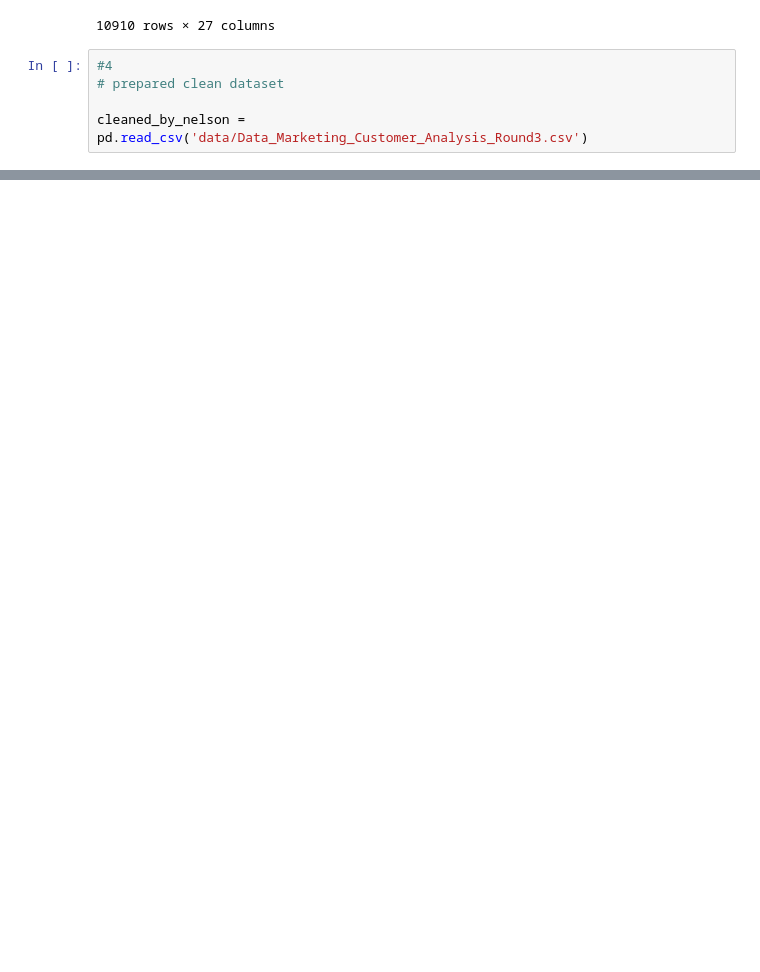
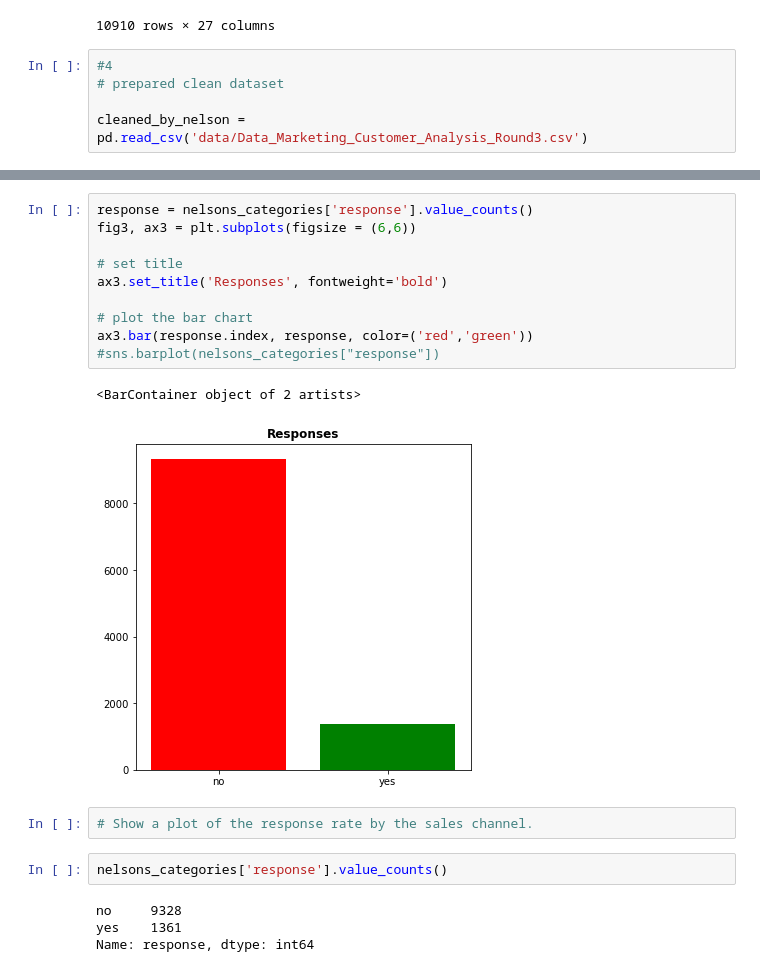
Before and after one commit to esSarah/IronRoth, a Jupyter notebook: Case Study/Customer_Analysis_Case_Study/GrandTheftAuto.ipynb, the cells around one changed output, grey strips where cells are left out. Cells and saved outputs as stored; diff of their text form; blank space fills up the shorter version.

```diff
--- a/Case Study/Customer_Analysis_Case_Study/GrandTheftAuto.ipynb
+++ b/Case Study/Customer_Analysis_Case_Study/GrandTheftAuto.ipynb
@@ -811,0 +873,21 @@ TypeError: 'Index' object is not callable
+# %%
+response = nelsons_categories['response'].value_counts()
+fig3, ax3 = plt.subplots(figsize = (6,6))
+
+# set title
+ax3.set_title('Responses', fontweight='bold')
+
+# plot the bar chart
+ax3.bar(response.index, response, color=('red','green'))
+#sns.barplot(nelsons_categories["response"])
+# %% [output]
+<BarContainer object of 2 artists>
+[figure, added]
+# %%
+# Show a plot of the response rate by the sales channel.
+# %%
+nelsons_categories['response'].value_counts()
+# %% [output]
+no     9328
+yes    1361
+Name: response, dtype: int64
```
Also changed, not shown: parts of 33 cells of this notebook.
